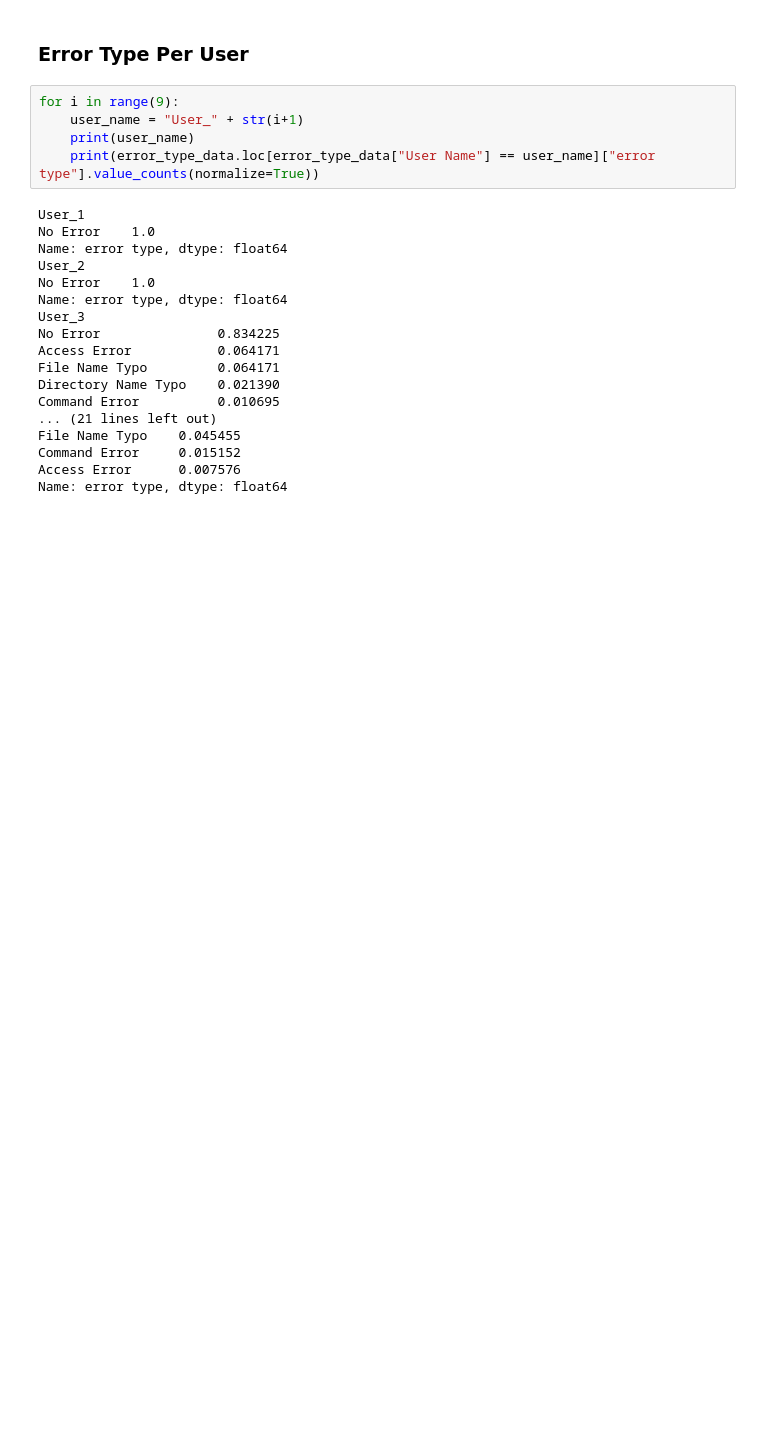
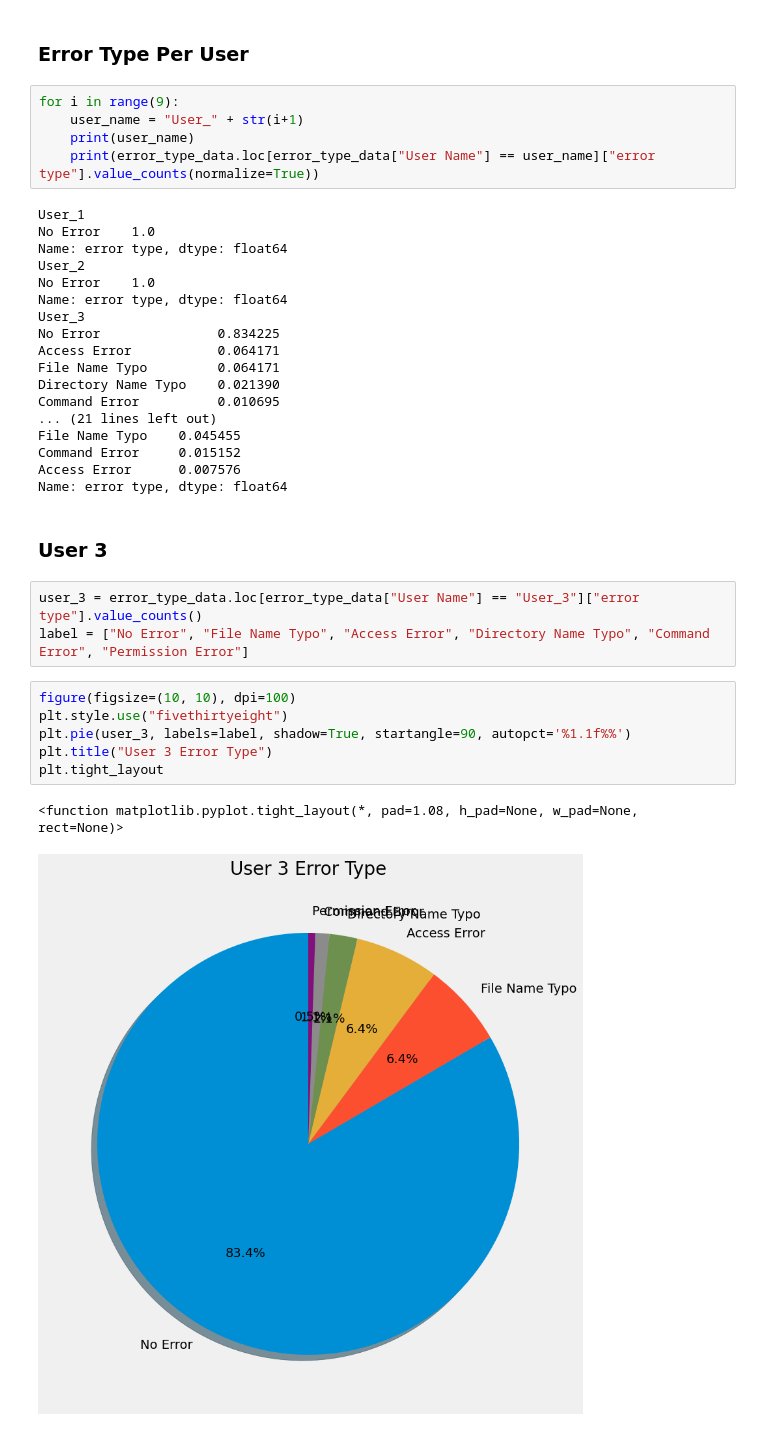
Before and after one commit to GuningShen/error-suggestion, a Jupyter notebook: Error_Analyzer.ipynb, the cells around one changed output. Drawn from its saved outputs; the diff is of its cells as text; blank space fills up the shorter version.

```diff
--- a/Error_Analyzer.ipynb
+++ b/Error_Analyzer.ipynb
@@ -284,3 +304,17 @@ File Name Typo    0.045455
 Command Error     0.015152
 Access Error      0.007576
 Name: error type, dtype: float64
+# %% [markdown]
+### User 3
+# %%
+user_3 = error_type_data.loc[error_type_data["User Name"] == "User_3"]["error type"].value_counts()
+label = ["No Error", "File Name Typo", "Access Error", "Directory Name Typo", "Command Error", "Permission Error"]
+# %%
+figure(figsize=(10, 10), dpi=100)
+plt.style.use("fivethirtyeight")
+plt.pie(user_3, labels=label, shadow=True, startangle=90, autopct='%1.1f%%')
+plt.title("User 3 Error Type")
+plt.tight_layout
+# %% [output]
+<function matplotlib.pyplot.tight_layout(*, pad=1.08, h_pad=None, w_pad=None, rect=None)>
+[figure, added]
```
Also changed, not shown: parts of 42 cells of this notebook.
